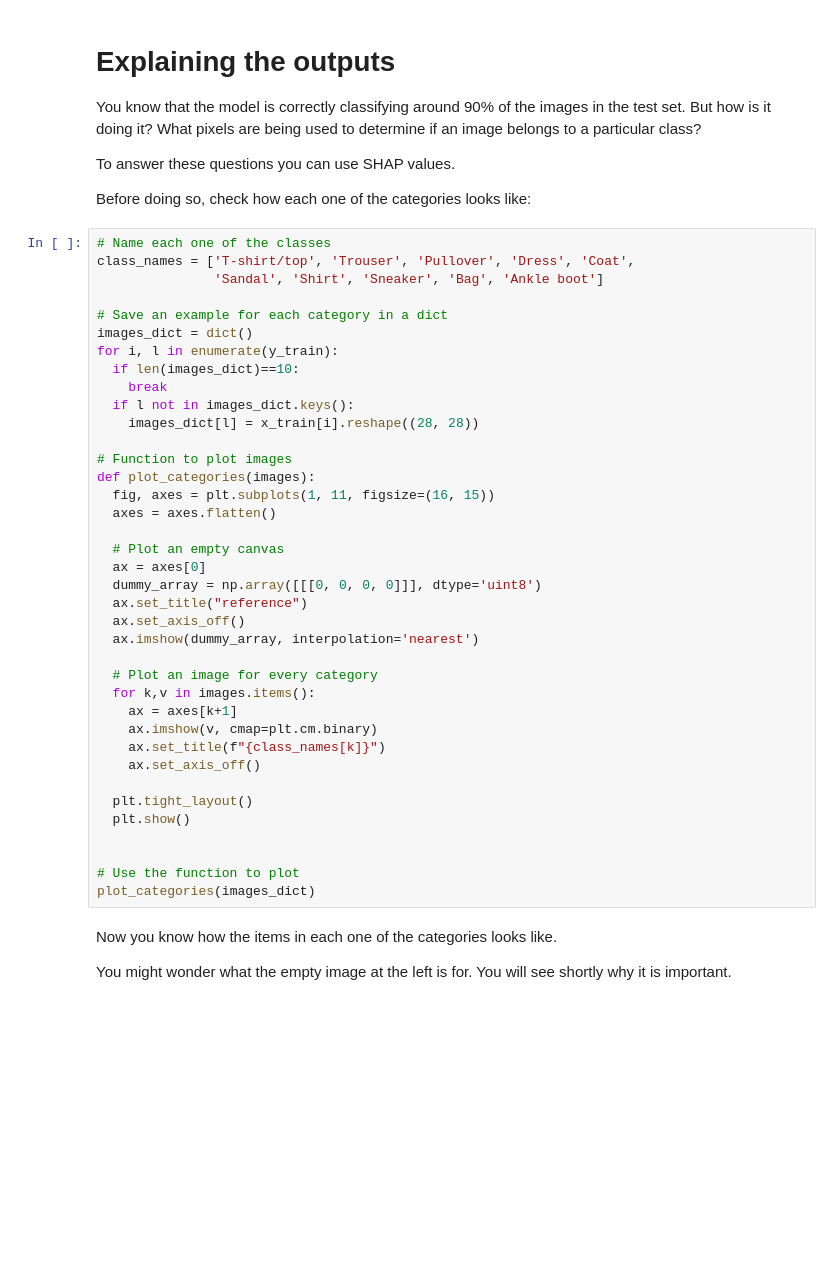
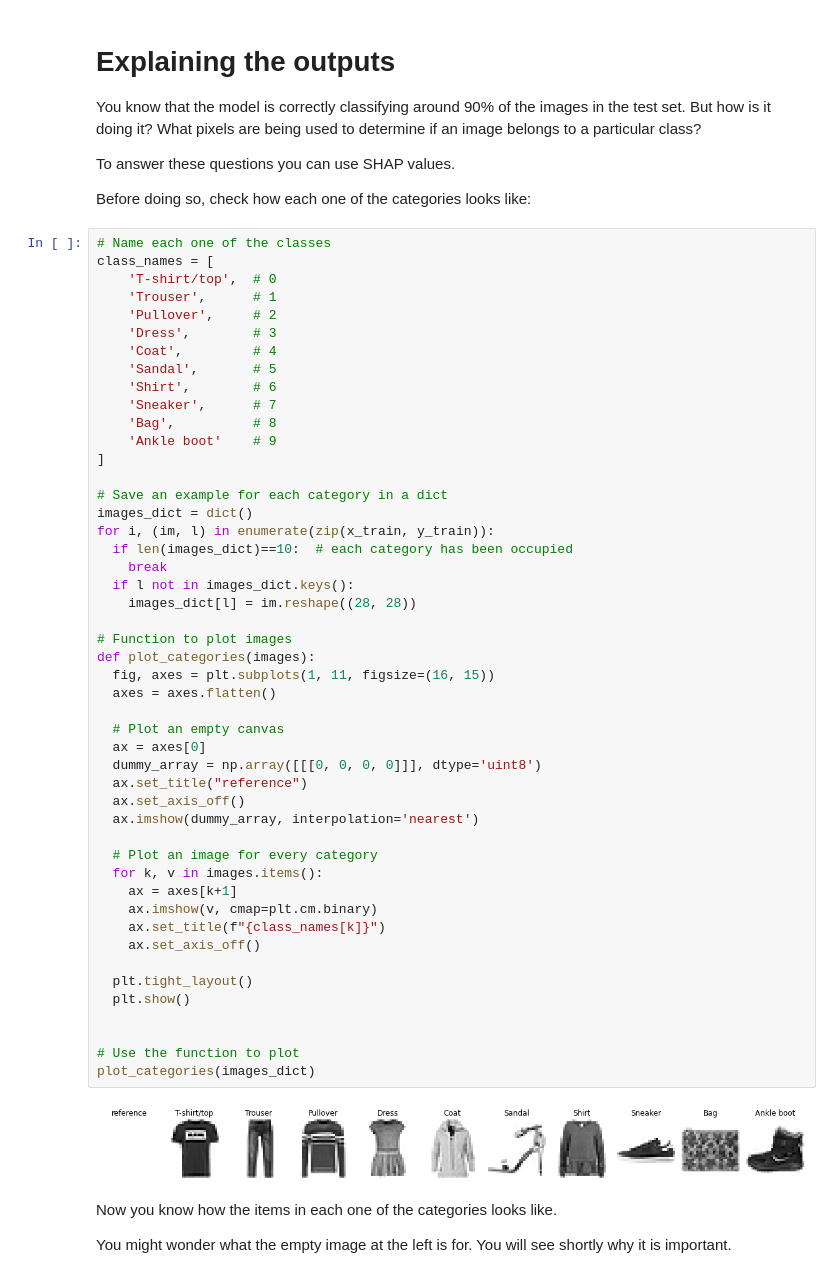
Before and after one commit to zhulingchen/Machine-Learning-Engineering-for-Production-MLOps-Specialization, a Jupyter notebook: Machine Learning Modeling Pipelines in Production/C3W5-Lab/C3_W5_Lab_1_Shap_Values.ipynb, the cells around one changed output. Saved outputs shown, nothing was run; the diff lists cells and outputs as text; blank space fills up the shorter version.

```diff
--- a/Machine Learning Modeling Pipelines in Production/C3W5-Lab/C3_W5_Lab_1_Shap_Values.ipynb
+++ b/Machine Learning Modeling Pipelines in Production/C3W5-Lab/C3_W5_Lab_1_Shap_Values.ipynb
@@ -74,42 +126,54 @@ To answer these questions you can use SHAP values.
 Before doing so, check how each one of the categories looks like:
 # %%
 # Name each one of the classes
-class_names = ['T-shirt/top', 'Trouser', 'Pullover', 'Dress', 'Coat',
-               'Sandal', 'Shirt', 'Sneaker', 'Bag', 'Ankle boot']
+class_names = [
+    'T-shirt/top',  # 0
+    'Trouser',      # 1
+    'Pullover',     # 2
+    'Dress',        # 3
+    'Coat',         # 4
+    'Sandal',       # 5
+    'Shirt',        # 6
+    'Sneaker',      # 7
+    'Bag',          # 8
+    'Ankle boot'    # 9
+]
 
 # Save an example for each category in a dict
 images_dict = dict()
-for i, l in enumerate(y_train):
-  if len(images_dict)==10:
+for i, (im, l) in enumerate(zip(x_train, y_train)):
+  if len(images_dict)==10:  # each category has been occupied
     break
   if l not in images_dict.keys():
-    images_dict[l] = x_train[i].reshape((28, 28))
+    images_dict[l] = im.reshape((28, 28))
 
 # Function to plot images
 def plot_categories(images):
   fig, axes = plt.subplots(1, 11, figsize=(16, 15))
   axes = axes.flatten()
 
   # Plot an empty canvas
   ax = axes[0]
   dummy_array = np.array([[[0, 0, 0, 0]]], dtype='uint8')
   ax.set_title("reference")
   ax.set_axis_off()
   ax.imshow(dummy_array, interpolation='nearest')
 
   # Plot an image for every category
-  for k,v in images.items():
+  for k, v in images.items():
     ax = axes[k+1]
     ax.imshow(v, cmap=plt.cm.binary)
     ax.set_title(f"{class_names[k]}")
     ax.set_axis_off()
 
   plt.tight_layout()
   plt.show()
 
 
 # Use the function to plot
 plot_categories(images_dict)
+# %% [output]
+[figure, added]
 # %% [markdown]
 Now you know how the items in each one of the categories looks like.
 
```
Also changed, not shown: parts of 13 cells of this notebook.
